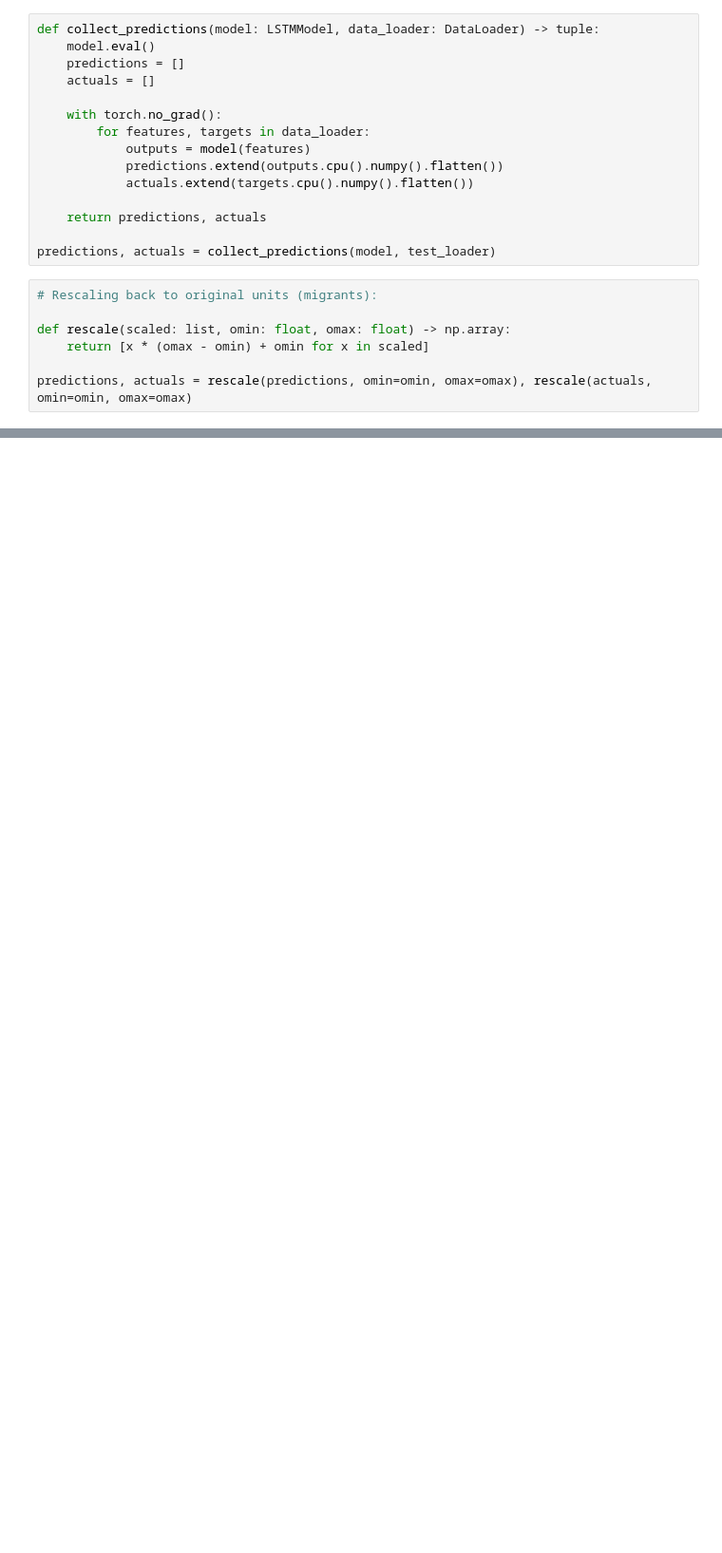
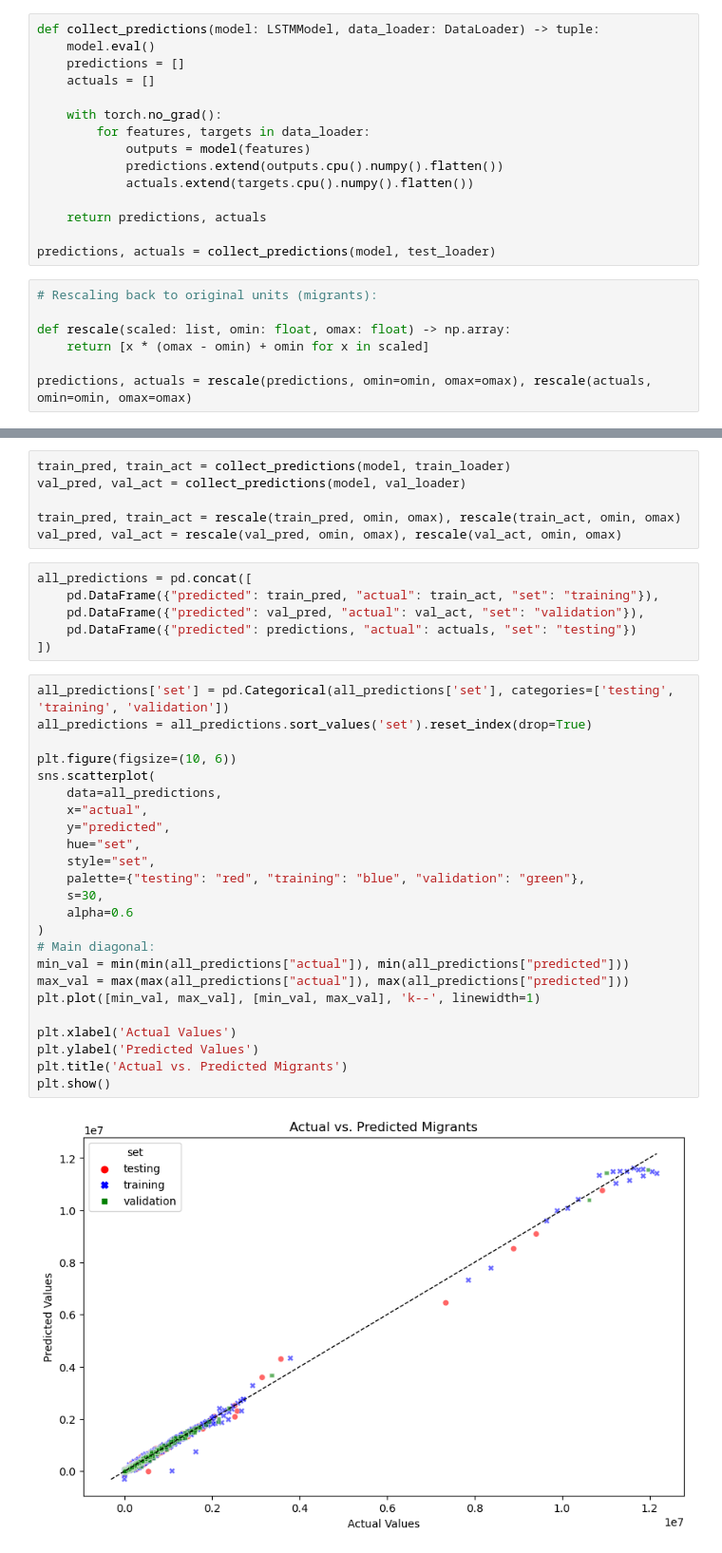
Before and after one commit to kssrr/migration-flow-prediction, a Jupyter notebook: lstm.ipynb, the cells around one changed output, grey strips where cells are left out. Shown: that part at 95% size. Saved outputs shown, nothing was run; the diff lists cells and outputs as text; blank space fills up the shorter version.

Commit message:
kleinere improvements & trainiertes Modell

```diff
--- a/lstm.ipynb
+++ b/lstm.ipynb
@@ -361,0 +350,38 @@ plt.show()
+# %%
+train_pred, train_act = collect_predictions(model, train_loader)
+val_pred, val_act = collect_predictions(model, val_loader)
+
+train_pred, train_act = rescale(train_pred, omin, omax), rescale(train_act, omin, omax)
+val_pred, val_act = rescale(val_pred, omin, omax), rescale(val_act, omin, omax)
+# %%
+all_predictions = pd.concat([
+    pd.DataFrame({"predicted": train_pred, "actual": train_act, "set": "training"}),
+    pd.DataFrame({"predicted": val_pred, "actual": val_act, "set": "validation"}),
+    pd.DataFrame({"predicted": predictions, "actual": actuals, "set": "testing"})
+])
+# %%
+all_predictions['set'] = pd.Categorical(all_predictions['set'], categories=['testing', 'training', 'validation'])
+all_predictions = all_predictions.sort_values('set').reset_index(drop=True)
+
+plt.figure(figsize=(10, 6))
+sns.scatterplot(
+    data=all_predictions,
+    x="actual",
+    y="predicted",
+    hue="set",
+    style="set",
+    palette={"testing": "red", "training": "blue", "validation": "green"},
+    s=30,
+    alpha=0.6
+)
+# Main diagonal:
+min_val = min(min(all_predictions["actual"]), min(all_predictions["predicted"]))
+max_val = max(max(all_predictions["actual"]), max(all_predictions["predicted"]))
+plt.plot([min_val, max_val], [min_val, max_val], 'k--', linewidth=1)
+
+plt.xlabel('Actual Values')
+plt.ylabel('Predicted Values')
+plt.title('Actual vs. Predicted Migrants')
+plt.show()
+# %% [output]
+[figure, added]
```
Also changed, not shown: parts of 16 cells of this notebook, 1 other file.
